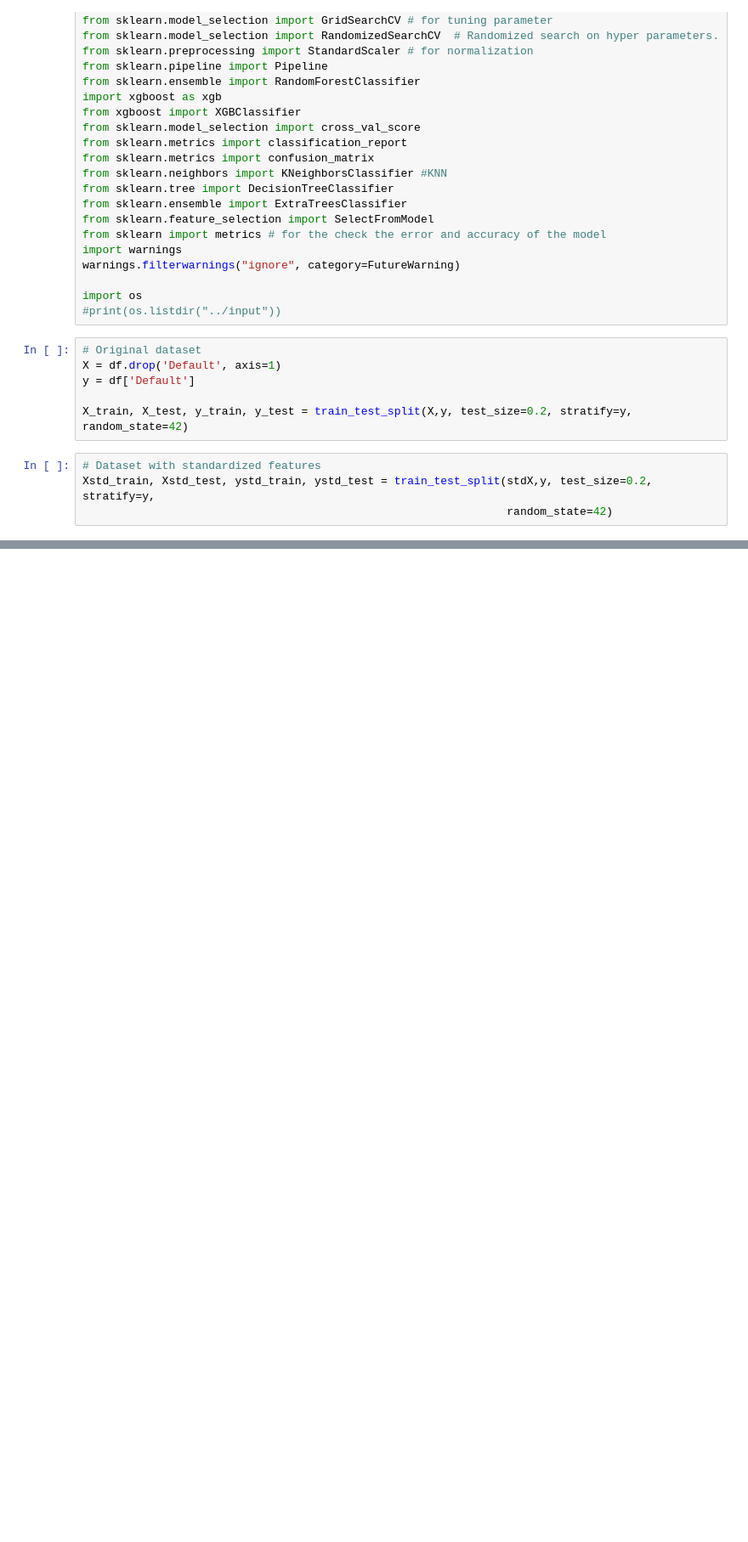
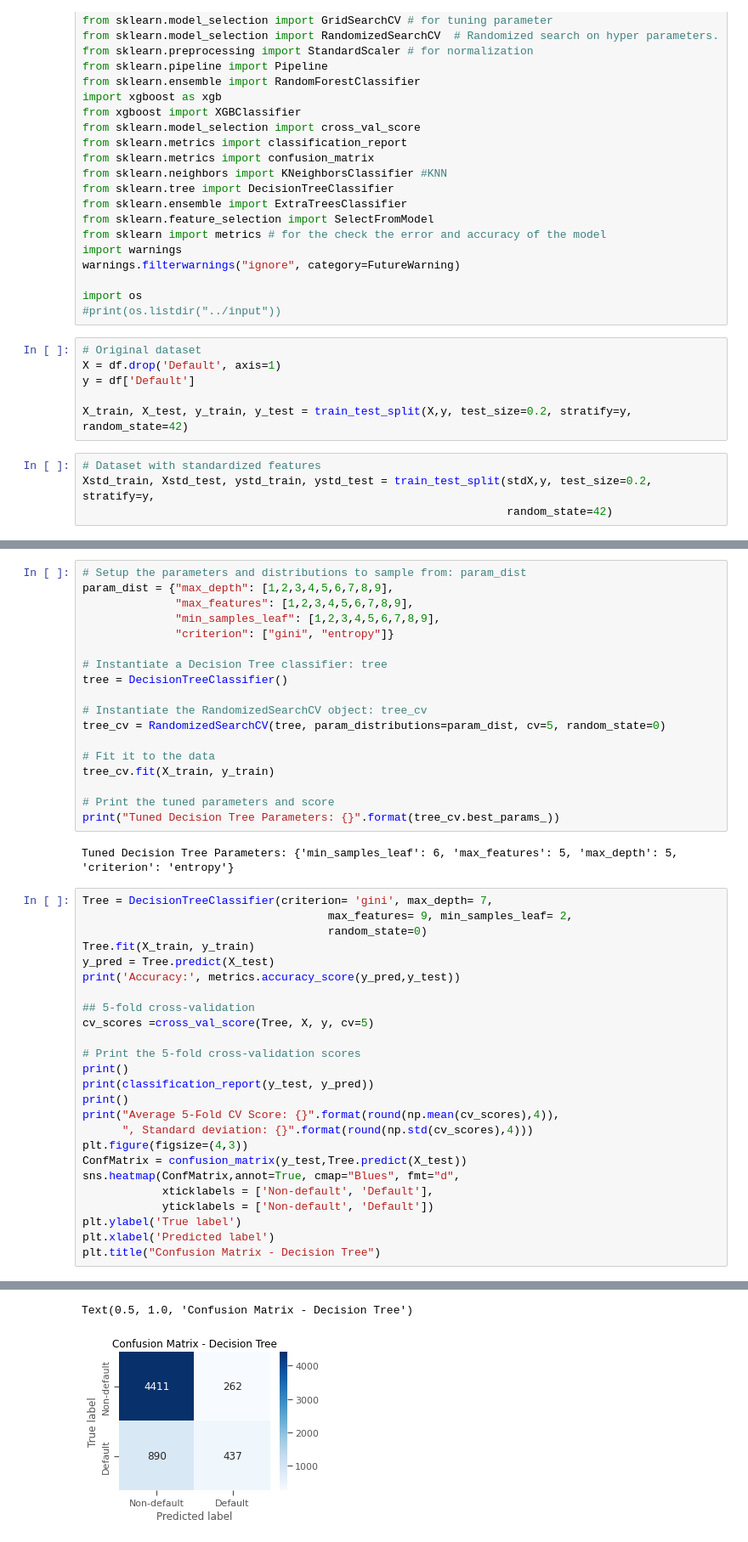
Before and after one commit to Mahima-2111/Credit_Card_Default_Prediction, a Jupyter notebook: Credit_Card_Default_Pred.ipynb, the cells around one changed output, grey strips where cells are left out. Shown at 85% size. Saved outputs shown, nothing was run; the diff lists cells and outputs as text; blank space fills up the shorter version.

```diff
--- a/Credit_Card_Default_Pred.ipynb
+++ b/Credit_Card_Default_Pred.ipynb
@@ -572,0 +823,46 @@ Xstd_train, Xstd_test, ystd_train, ystd_test = train_test_split(stdX,y, test_siz
+# %%
+# Setup the parameters and distributions to sample from: param_dist
+param_dist = {"max_depth": [1,2,3,4,5,6,7,8,9],
+              "max_features": [1,2,3,4,5,6,7,8,9],
+              "min_samples_leaf": [1,2,3,4,5,6,7,8,9],
+              "criterion": ["gini", "entropy"]}
+
+# Instantiate a Decision Tree classifier: tree
+tree = DecisionTreeClassifier()
+
+# Instantiate the RandomizedSearchCV object: tree_cv
+tree_cv = RandomizedSearchCV(tree, param_distributions=param_dist, cv=5, random_state=0)
+
+# Fit it to the data
+tree_cv.fit(X_train, y_train)
+
+# Print the tuned parameters and score
+print("Tuned Decision Tree Parameters: {}".format(tree_cv.best_params_))
+# %% [output]
+Tuned Decision Tree Parameters: {'min_samples_leaf': 6, 'max_features': 5, 'max_depth': 5, 'criterion': 'entropy'}
+# %%
+Tree = DecisionTreeClassifier(criterion= 'gini', max_depth= 7,
+                                     max_features= 9, min_samples_leaf= 2,
+                                     random_state=0)
+Tree.fit(X_train, y_train)
+y_pred = Tree.predict(X_test)
+print('Accuracy:', metrics.accuracy_score(y_pred,y_test))
+
+## 5-fold cross-validation
+cv_scores =cross_val_score(Tree, X, y, cv=5)
+
+# Print the 5-fold cross-validation scores
+print()
+print(classification_report(y_test, y_pred))
+print()
+print("Average 5-Fold CV Score: {}".format(round(np.mean(cv_scores),4)),
+      ", Standard deviation: {}".format(round(np.std(cv_scores),4)))
+plt.figure(figsize=(4,3))
+ConfMatrix = confusion_matrix(y_test,Tree.predict(X_test))
+sns.heatmap(ConfMatrix,annot=True, cmap="Blues", fmt="d",
+            xticklabels = ['Non-default', 'Default'],
+            yticklabels = ['Non-default', 'Default'])
+plt.ylabel('True label')
+plt.xlabel('Predicted label')
+plt.title("Confusion Matrix - Decision Tree")
+# %% [output]
@@ -572,0 +882,2 @@ Xstd_train, Xstd_test, ystd_train, ystd_test = train_test_split(stdX,y, test_siz
+Text(0.5, 1.0, 'Confusion Matrix - Decision Tree')
+[figure, added]
```
Also changed, not shown: parts of 32 cells of this notebook.
